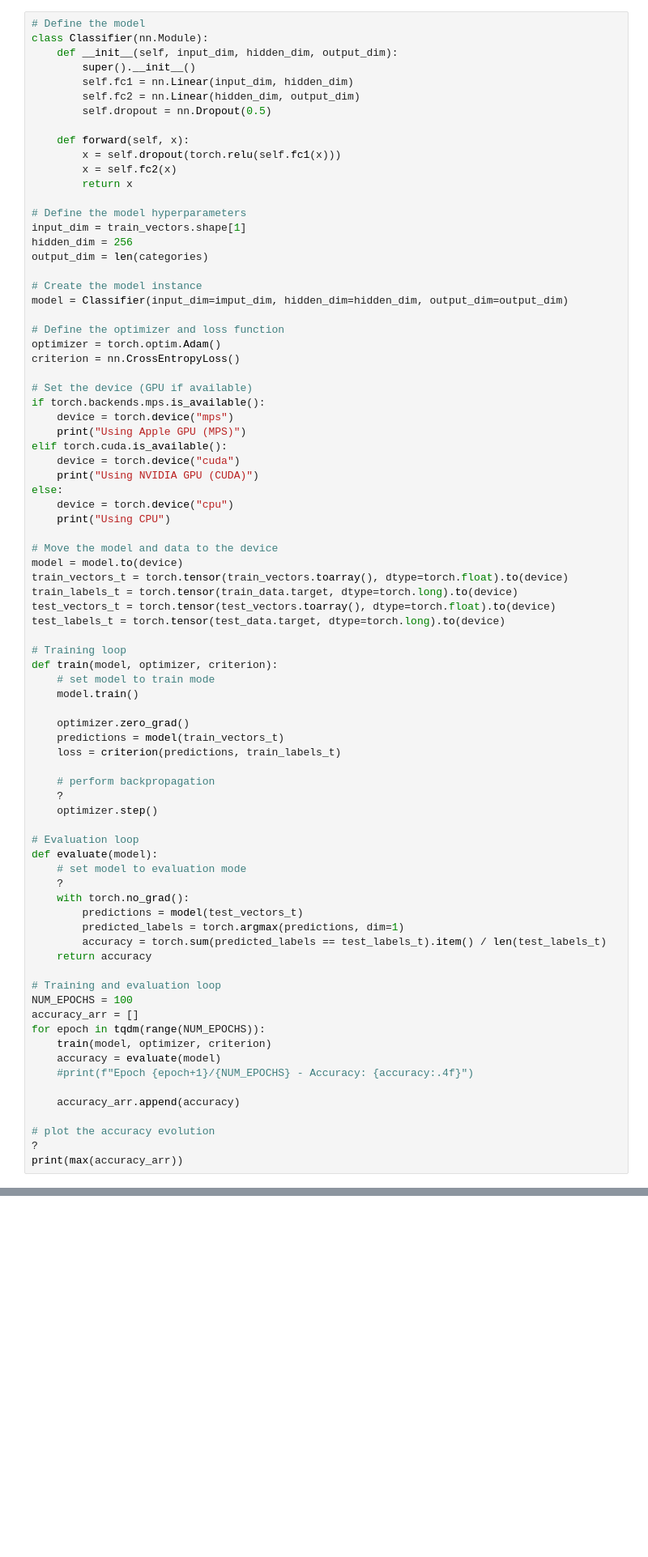
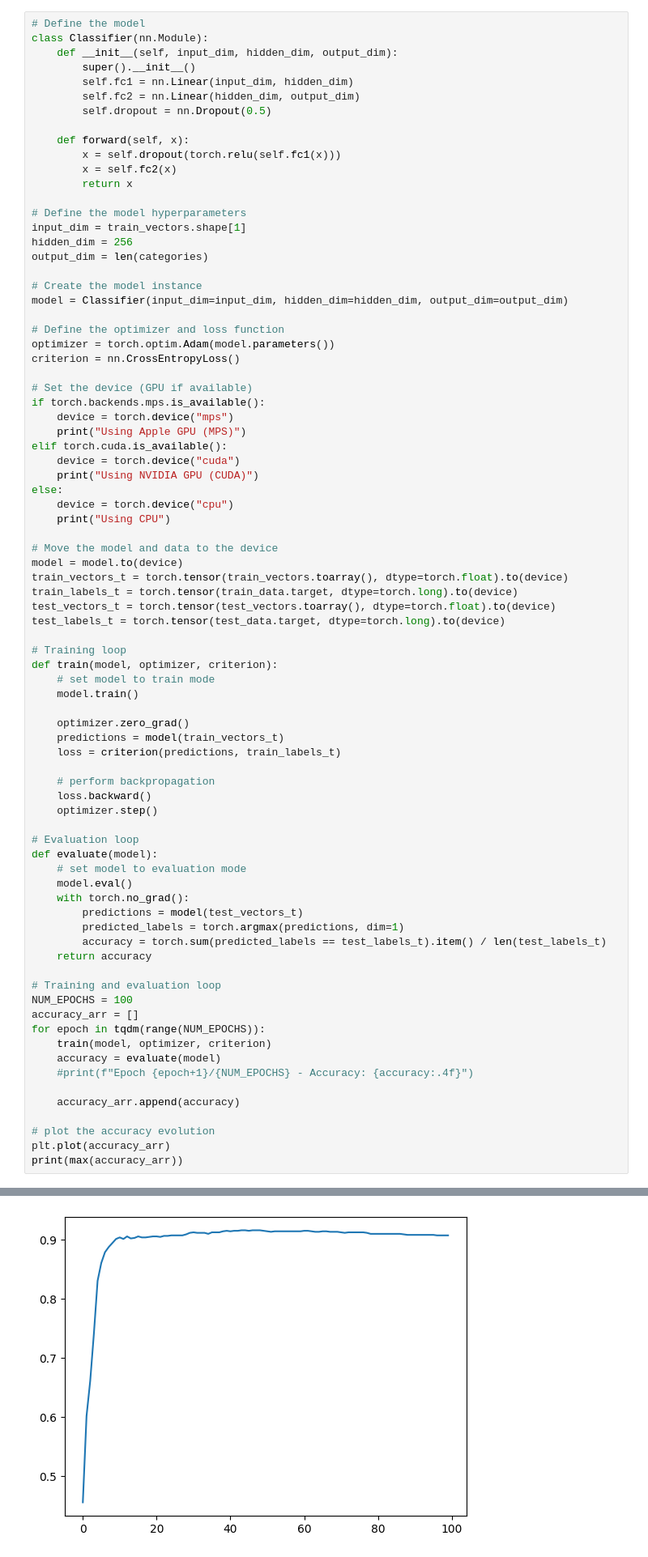
Before and after one commit to martinandres/datascience, a Jupyter notebook: AML_M3_NLP_Tutorial.ipynb, the cells around one changed output, grey strips where cells are left out. Shown at 81% size. Drawn from its saved outputs; the diff is of its cells as text; blank space fills up the shorter version.

```diff
--- a/AML_M3_NLP_Tutorial.ipynb
+++ b/AML_M3_NLP_Tutorial.ipynb
@@ -264,10 +267,10 @@ hidden_dim = 256
 output_dim = len(categories)
 
 # Create the model instance
-model = Classifier(input_dim=imput_dim, hidden_dim=hidden_dim, output_dim=output_dim)
+model = Classifier(input_dim=input_dim, hidden_dim=hidden_dim, output_dim=output_dim)
 
 # Define the optimizer and loss function
-optimizer = torch.optim.Adam()
+optimizer = torch.optim.Adam(model.parameters())
 criterion = nn.CrossEntropyLoss()
 
 # Set the device (GPU if available)
@@ -298,13 +301,13 @@ def train(model, optimizer, criterion):
     loss = criterion(predictions, train_labels_t)
 
     # perform backpropagation
-    ?
+    loss.backward()
     optimizer.step()
 
 # Evaluation loop
 def evaluate(model):
     # set model to evaluation mode
-    ?
+    model.eval()
     with torch.no_grad():
         predictions = model(test_vectors_t)
         predicted_labels = torch.argmax(predictions, dim=1)
@@ -322,6 +325,6 @@ for epoch in tqdm(range(NUM_EPOCHS)):
     accuracy_arr.append(accuracy)
 
 # plot the accuracy evolution
-?
+plt.plot(accuracy_arr)
 print(max(accuracy_arr))
 # %% [output]
@@ -328,0 +333 @@ SyntaxError: invalid syntax (612327970.py, line 20)
+[figure, added]
```
Also changed, not shown: parts of 4 cells of this notebook.
